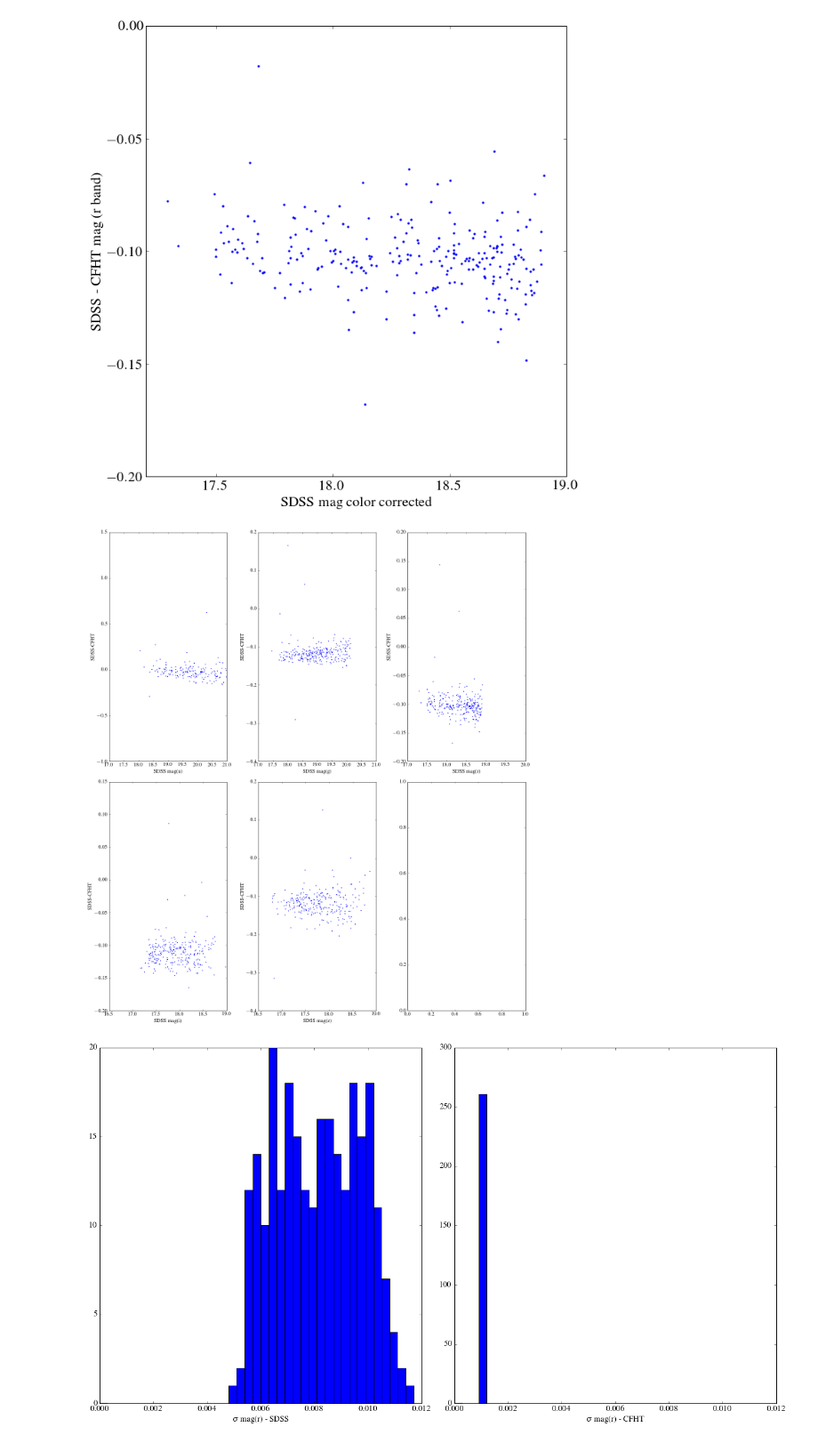
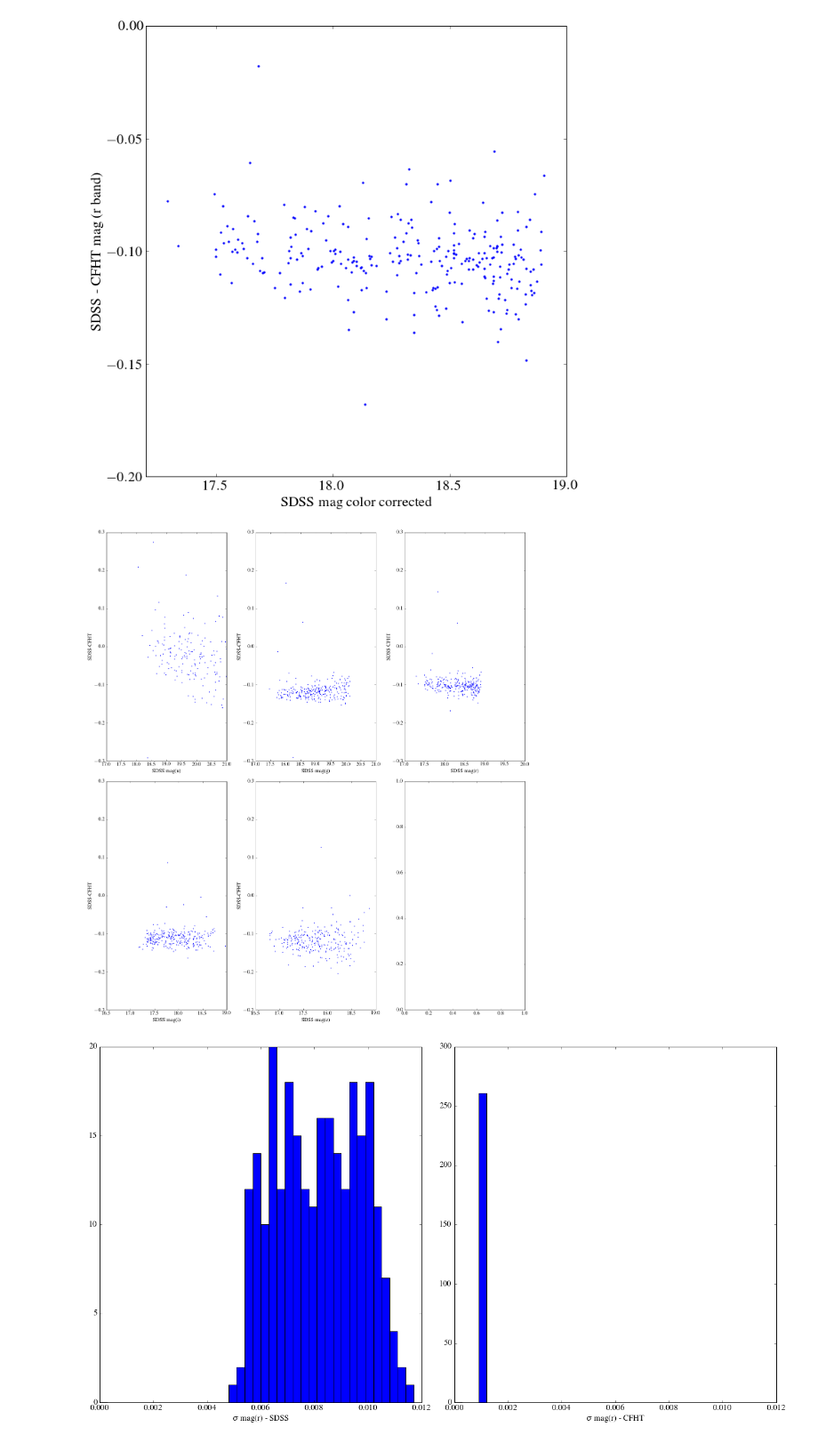
Before and after one commit to LSSTDESC/CFHTLS-Reprocess, a Jupyter notebook: notebooks/checkPhotometry.ipynb, the cells around one changed output. Shown at 89% size. Drawn from its saved outputs; the diff is of its cells as text; code cells hidden in the pictures.

```diff
--- a/notebooks/checkPhotometry.ipynb
+++ b/notebooks/checkPhotometry.ipynb
@@ -704,34 +704,39 @@ font = {'family' : 'serif',
         'size'   : 15}
 
 matplotlib.rc('font', **font)
 plt.rc('text', usetex=True)
 
 fig, (ax1, ax2) = plt.subplots(nrows= 2, ncols=3, figsize=(18, 20))
 ax1[0].scatter(magSdssU, diffMagU, s=2, color="blue")
 ax1[0].set_xlim([17.,21.])
+ax1[0].set_ylim([-0.3,0.3])
 ax1[0].set_xlabel("SDSS mag(u)")
 ax1[0].set_ylabel("SDSS-CFHT")
 ax1[1].scatter(magSdssG, diffMagG, s=2, color="blue")
 ax1[1].set_xlim([17.,21.])
+ax1[1].set_ylim([-0.3,0.3])
 ax1[1].set_xlabel("SDSS mag(g)")
 ax1[1].set_ylabel("SDSS-CFHT")
 ax1[2].scatter(magSdssR, diffMagR, s=2, color="blue")
 ax1[2].set_xlim([17.,20.])
+ax1[2].set_ylim([-0.3,0.3])
 ax1[2].set_xlabel("SDSS mag(r)")
 ax1[2].set_ylabel("SDSS-CFHT")
 
 ax2[0].scatter(magSdssI, diffMagI, s=2, color="blue")
 ax2[0].set_xlim([16.5,19.])
+ax2[0].set_ylim([-0.3,0.3])
 ax2[0].set_xlabel("SDSS mag(i)")
 ax2[0].set_ylabel("SDSS-CFHT")
 ax2[1].scatter(magSdssZ, diffMagZ, s=2, color="blue")
 ax2[1].set_xlim([16.5,19.])
+ax2[1].set_ylim([-0.3,0.3])
 ax2[1].set_xlabel("SDSS mag(z)")
 ax2[1].set_ylabel("SDSS-CFHT")
 
 fig.tight_layout()
 # %% [output]
-[figure, old version]
+[figure, new version]
 # %%
 font = {'family' : 'serif',
         'serif'   : 'times',
```
Also changed, not shown: parts of 10 cells of this notebook.
